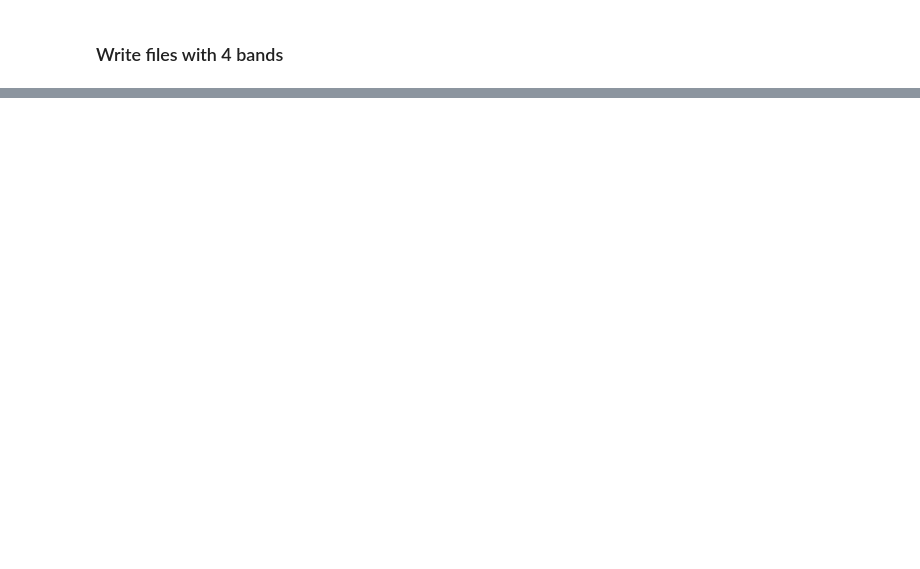
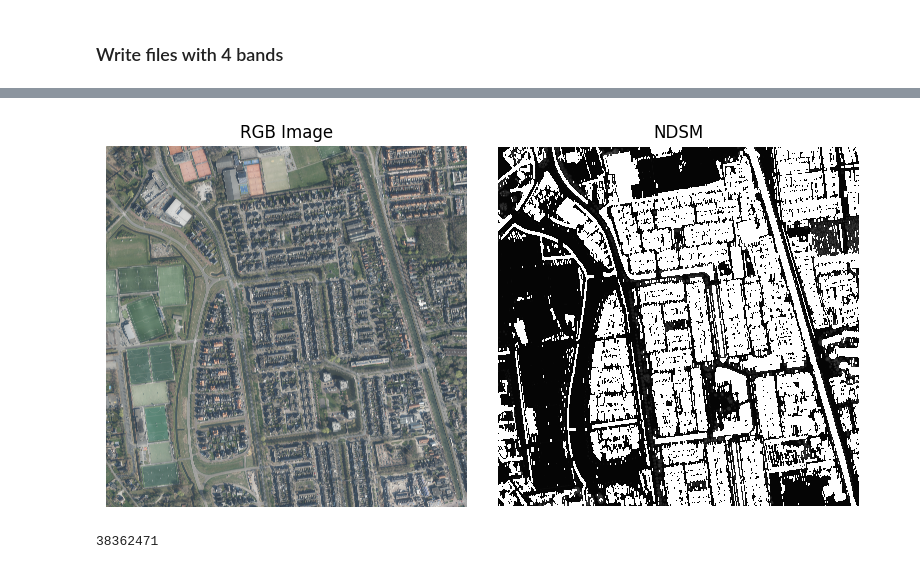
Before and after one commit to FlorisVideler/SSML-group-project, a Jupyter notebook: create_RGB_NDSM_files.ipynb, the cells around one changed output, grey strips where cells are left out. Saved outputs shown, nothing was run; the diff lists cells and outputs as text; code cells hidden in the pictures; blank space fills up the shorter version.

```diff
--- a/create_RGB_NDSM_files.ipynb
+++ b/create_RGB_NDSM_files.ipynb
@@ -149,0 +154,21 @@ for rgb_file in tqdm(rgb_files):
+# %%
+fig, ax = plt.subplots(1, 2, figsize=(8, 4))  # Create a figure and a 1x2 subplot layout
+
+# Plot RGB array
+ax[0].imshow(raster.values[:3].T / 255)
+ax[0].set_title('RGB Image')
+ax[0].axis('off')  # Hide axes for a cleaner look
+
+# Plot DSM array in grayscale
+ax[1].imshow(raster.values[3:].T, cmap='gray')
+ax[1].set_title('NDSM')
+ax[1].axis('off')  # Hide axes for a cleaner look
+
+plt.tight_layout()  # Adjust the layout so plots don't overlap
+plt.show()
+# %% [output]
+[figure, added]
+# %%
+np.isnan(raster.values[3:]).sum()
+# %% [output]
+38362471
```
Also changed, not shown: parts of 15 cells of this notebook, 1 other file.
